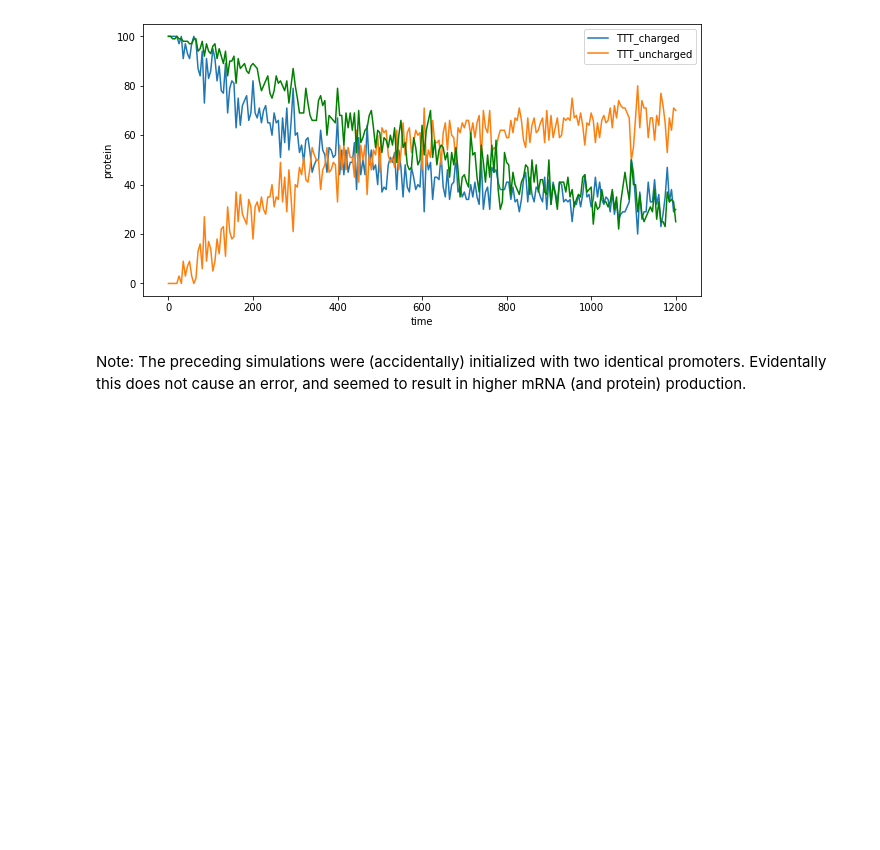
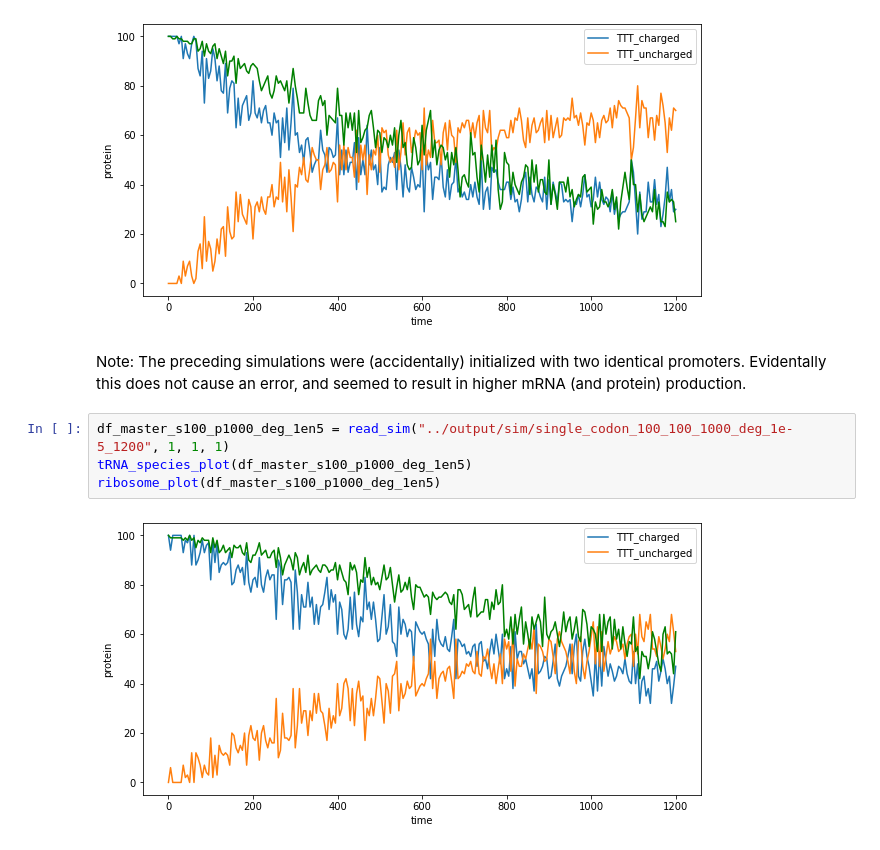
Before and after one commit to alexismhill3/tRNA-dynamics, a Jupyter notebook: analysis/analysis_simple.ipynb, the cells around one changed output. Saved outputs shown, nothing was run; the diff lists cells and outputs as text; blank space fills up the shorter version.

```diff
--- a/analysis/analysis_simple.ipynb
+++ b/analysis/analysis_simple.ipynb
@@ -67,3 +79,9 @@ ribosome_plot(df_master_05_s100_p1000)
 [figure]
 # %% [markdown]
 Note: The preceding simulations were (accidentally) initialized with two identical promoters. Evidentally this does not cause an error, and seemed to result in higher mRNA (and protein) production.
+# %%
+df_master_s100_p1000_deg_1en5 = read_sim("../output/sim/single_codon_100_100_1000_deg_1e-5_1200", 1, 1, 1)
+tRNA_species_plot(df_master_s100_p1000_deg_1en5)
+ribosome_plot(df_master_s100_p1000_deg_1en5)
+# %% [output]
+[figure, added]
```
Also changed, not shown: parts of 3 cells of this notebook, 8 other files.
